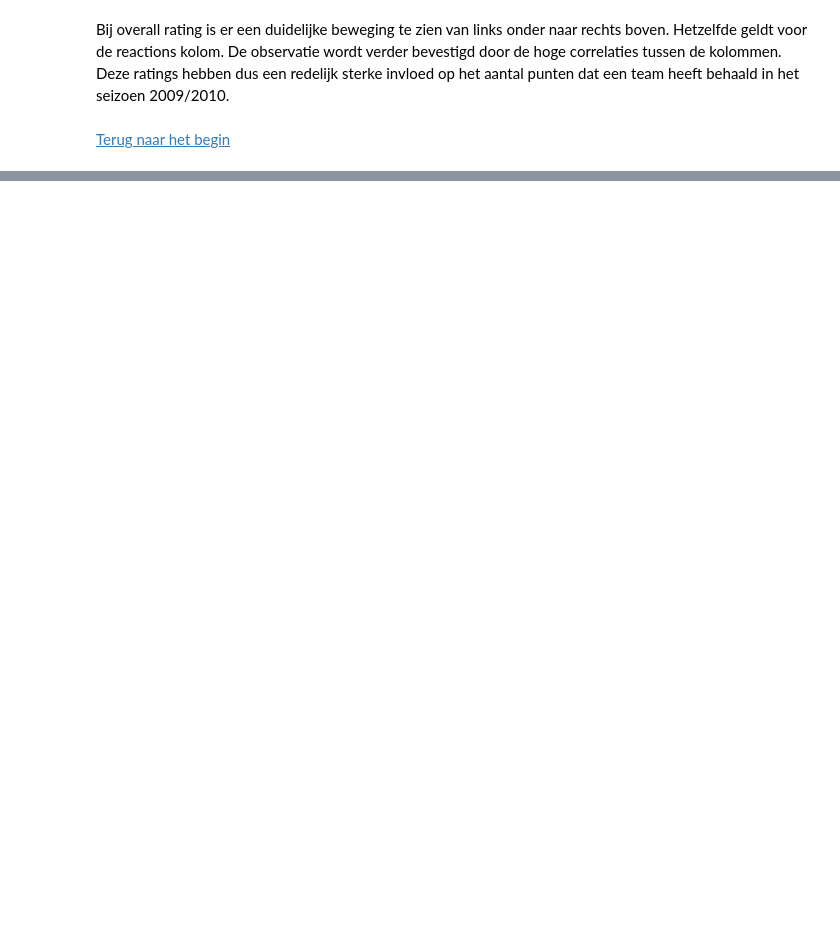
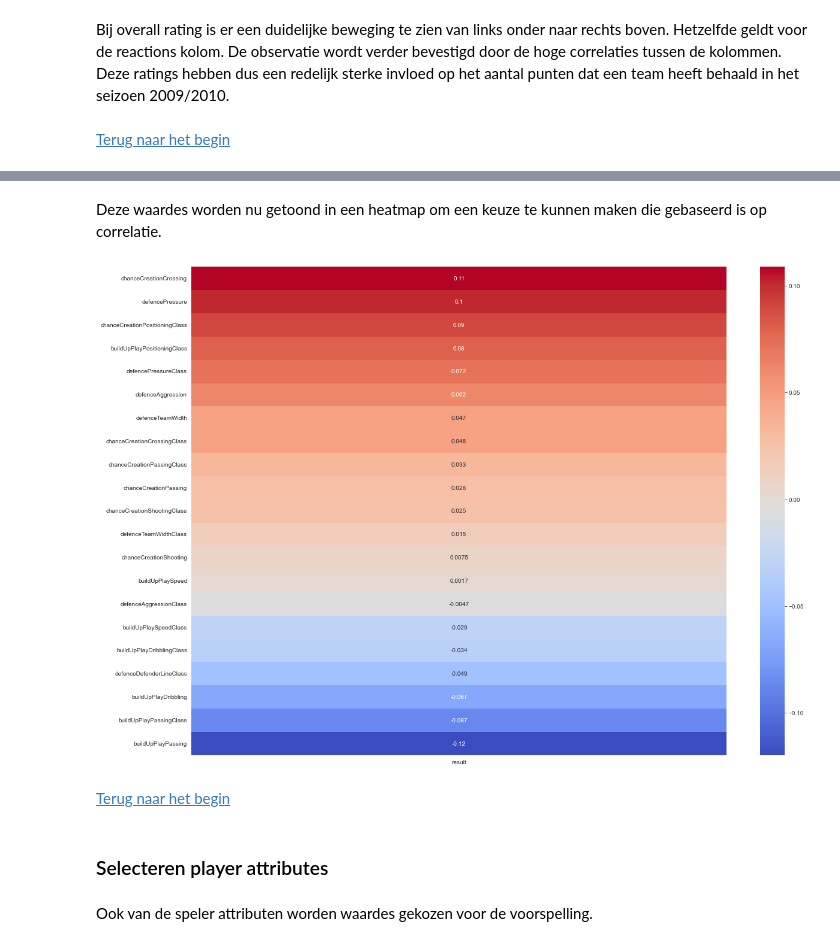
Before and after one commit to BJHeemskerk/DataLab2_2023, a Jupyter notebook: DataLab2_Groep_3B.ipynb, the cells around one changed output, grey strips where cells are left out. Cells and saved outputs as stored; diff of their text form; code cells hidden in the pictures; blank space fills up the shorter version.

```diff
--- a/DataLab2_Groep_3B.ipynb
+++ b/DataLab2_Groep_3B.ipynb
@@ -1413,0 +1504,11 @@ Bij overall rating is er een duidelijke beweging te zien van links onder naar re
+# %%
+#aanmaken copy
+rp_temp = rp.copy()
+
+#maken van de gescoorde thuis punten en het resultaat
+rp_temp['home_points'] = [3 if h > a else 1 if h == a else 0 for h, a in zip(rp['home_team_goal'], rp['away_team_goal'])]
+rp_temp['result'] = [2 if row == 3 else 1 if row == 1 else 0 for row in rp_temp['home_points']]
+
+#mergen van de dataframes
+rpta = pd.merge(rp_temp, ta, left_on = ['home_team_api_id', 'season'], right_on = ['team_api_id', 'season'])
+rpta.head()
@@ -1413,0 +1522,40 @@ Bij overall rating is er een duidelijke beweging te zien van links onder naar re
+# %% [markdown]
+Deze waardes worden nu getoond in een heatmap om een keuze te kunnen maken die gebaseerd is op correlatie.
+# %%
+#geven van alle attribute kolommen
+columns = ['buildUpPlaySpeed',
+           'buildUpPlaySpeedClass',
+           'buildUpPlayDribbling',
+           'buildUpPlayDribblingClass',
+           'buildUpPlayPassing',
+           'buildUpPlayPassingClass',
+           'buildUpPlayPositioningClass',
+           'chanceCreationPassing',
+           'chanceCreationPassingClass',
+           'chanceCreationCrossing',
+           'chanceCreationCrossingClass',
+           'chanceCreationShooting',
+           'chanceCreationShootingClass',
+           'chanceCreationPositioningClass',
+           'defencePressure',
+           'defencePressureClass',
+           'defenceAggression',
+           'defenceAggressionClass',
+           'defenceTeamWidth',
+           'defenceTeamWidthClass',
+           'defenceDefenderLineClass']
+
+#maken van een copy en filtreren op de league
+corr_df = rpta.copy()
+corr_df = corr_df[corr_df['league_id'] == 13274]
+
+#runnen van heatmap functie
+heatmap(columns, 'result', corr_df)
+# %% [output]
+[figure, added]
+# %% [markdown]
+[Terug naar het begin](#begin)
+# %% [markdown]
+### Selecteren player attributes <a name='pa'></a>
+# %% [markdown]
+Ook van de speler attributen worden waardes gekozen voor de voorspelling.
```
Also changed, not shown: parts of 60 cells of this notebook, 1 other file.
